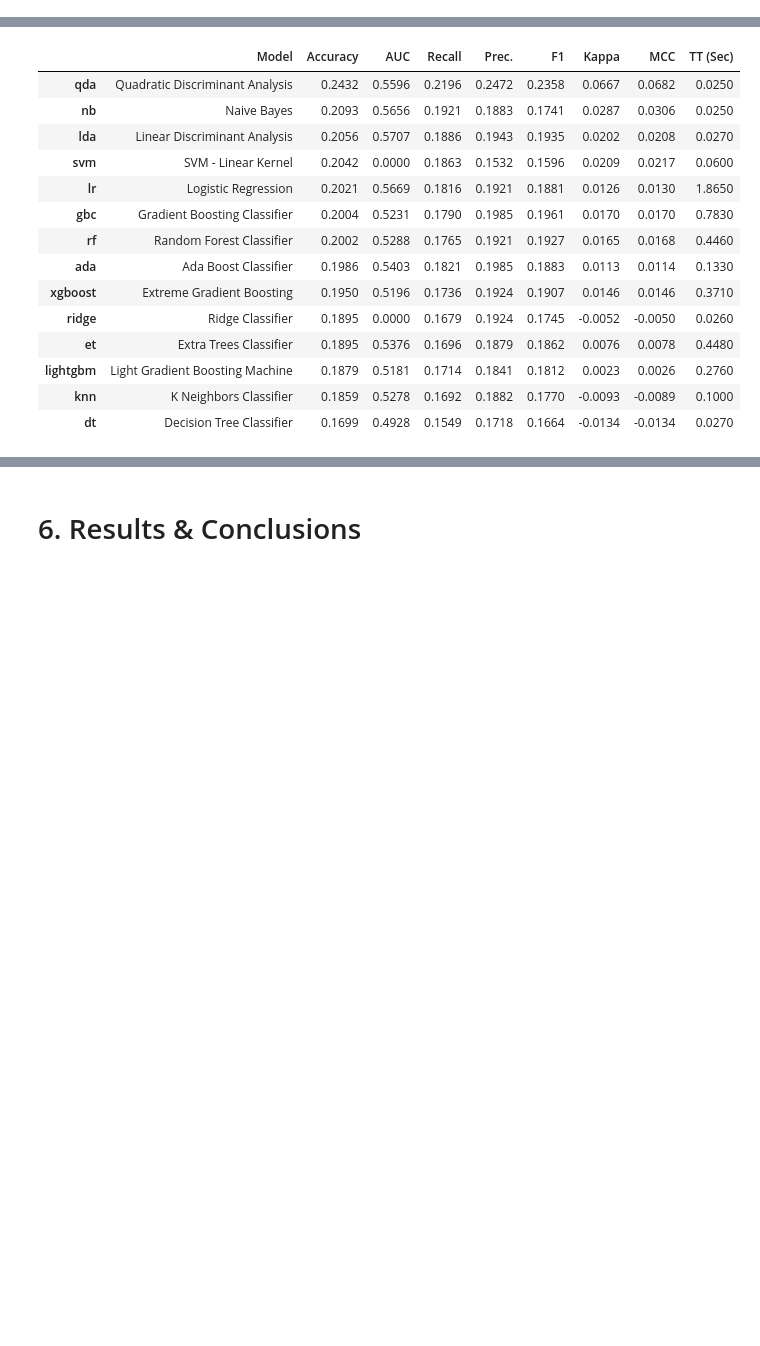
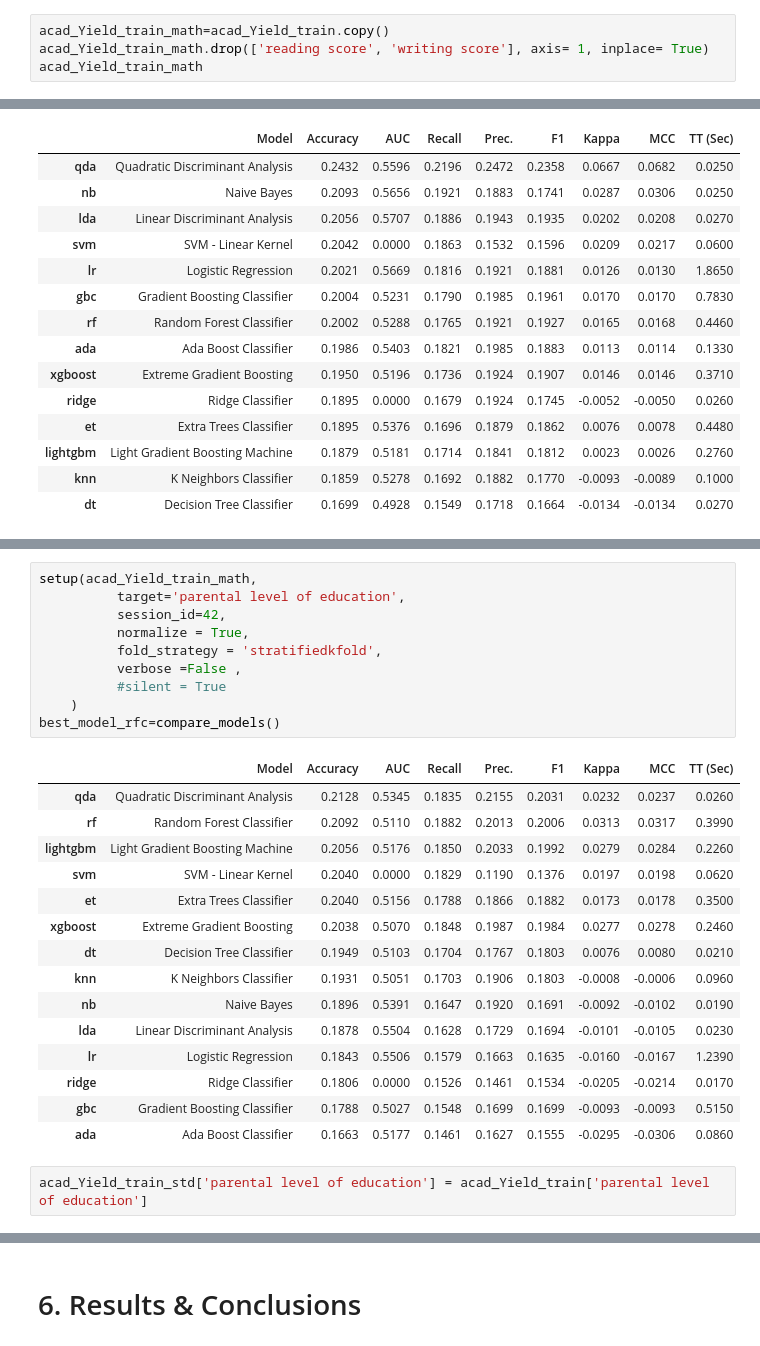
Before and after one commit to MarkusHumetus/-Hackathon_Talent_Squad_III_DS, a Jupyter notebook: main_Notebook.ipynb, the cells around one changed output, grey strips where cells are left out. Drawn from its saved outputs; the diff is of its cells as text; blank space fills up the shorter version.

```diff
--- a/main_Notebook.ipynb
+++ b/main_Notebook.ipynb
@@ -176,0 +250,4 @@ Report 'C:\Users\march\000 Treball Ju`yter 000\Hackathons\\-Hackathon_Talent_Squ
+# %%
+acad_Yield_train_math=acad_Yield_train.copy()
+acad_Yield_train_math.drop(['reading score', 'writing score'], axis= 1, inplace= True)
+acad_Yield_train_math
@@ -206,0 +362,28 @@ best_model_rfc=compare_models()
+# %%
+setup(acad_Yield_train_math,
+          target='parental level of education',
+          session_id=42,
+          normalize = True,
+          fold_strategy = 'stratifiedkfold',
+          verbose =False ,
+          #silent = True
+    )
+best_model_rfc=compare_models()
+# %% [output]
+|  | Model | Accuracy | AUC | Recall | Prec. | F1 | Kappa | MCC | TT (Sec) |
+| qda | Quadratic Discriminant Analysis | 0.2128 | 0.5345 | 0.1835 | 0.2155 | 0.2031 | 0.0232 | 0.0237 | 0.0260 |
+| rf | Random Forest Classifier | 0.2092 | 0.5110 | 0.1882 | 0.2013 | 0.2006 | 0.0313 | 0.0317 | 0.3990 |
+| lightgbm | Light Gradient Boosting Machine | 0.2056 | 0.5176 | 0.1850 | 0.2033 | 0.1992 | 0.0279 | 0.0284 | 0.2260 |
+| svm | SVM - Linear Kernel | 0.2040 | 0.0000 | 0.1829 | 0.1190 | 0.1376 | 0.0197 | 0.0198 | 0.0620 |
+| et | Extra Trees Classifier | 0.2040 | 0.5156 | 0.1788 | 0.1866 | 0.1882 | 0.0173 | 0.0178 | 0.3500 |
+| xgboost | Extreme Gradient Boosting | 0.2038 | 0.5070 | 0.1848 | 0.1987 | 0.1984 | 0.0277 | 0.0278 | 0.2460 |
+| dt | Decision Tree Classifier | 0.1949 | 0.5103 | 0.1704 | 0.1767 | 0.1803 | 0.0076 | 0.0080 | 0.0210 |
+| knn | K Neighbors Classifier | 0.1931 | 0.5051 | 0.1703 | 0.1906 | 0.1803 | -0.0008 | -0.0006 | 0.0960 |
+| nb | Naive Bayes | 0.1896 | 0.5391 | 0.1647 | 0.1920 | 0.1691 | -0.0092 | -0.0102 | 0.0190 |
+| lda | Linear Discriminant Analysis | 0.1878 | 0.5504 | 0.1628 | 0.1729 | 0.1694 | -0.0101 | -0.0105 | 0.0230 |
+| lr | Logistic Regression | 0.1843 | 0.5506 | 0.1579 | 0.1663 | 0.1635 | -0.0160 | -0.0167 | 1.2390 |
+| ridge | Ridge Classifier | 0.1806 | 0.0000 | 0.1526 | 0.1461 | 0.1534 | -0.0205 | -0.0214 | 0.0170 |
+| gbc | Gradient Boosting Classifier | 0.1788 | 0.5027 | 0.1548 | 0.1699 | 0.1699 | -0.0093 | -0.0093 | 0.5150 |
+| ada | Ada Boost Classifier | 0.1663 | 0.5177 | 0.1461 | 0.1627 | 0.1555 | -0.0295 | -0.0306 | 0.0860 |
+# %%
+acad_Yield_train_std['parental level of education'] = acad_Yield_train['parental level of education']
```
Also changed, not shown: parts of 15 cells of this notebook, 3 other files.
